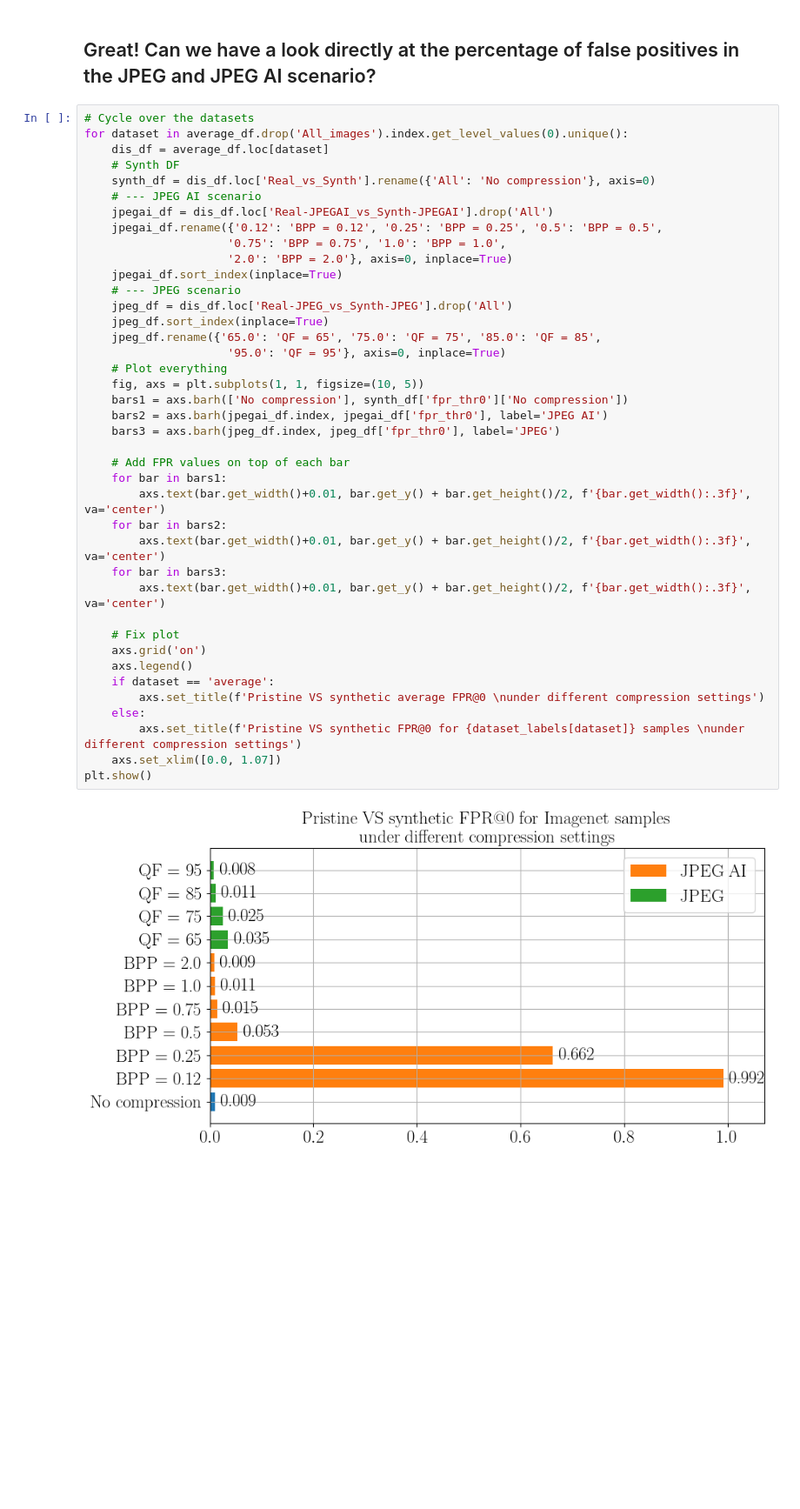
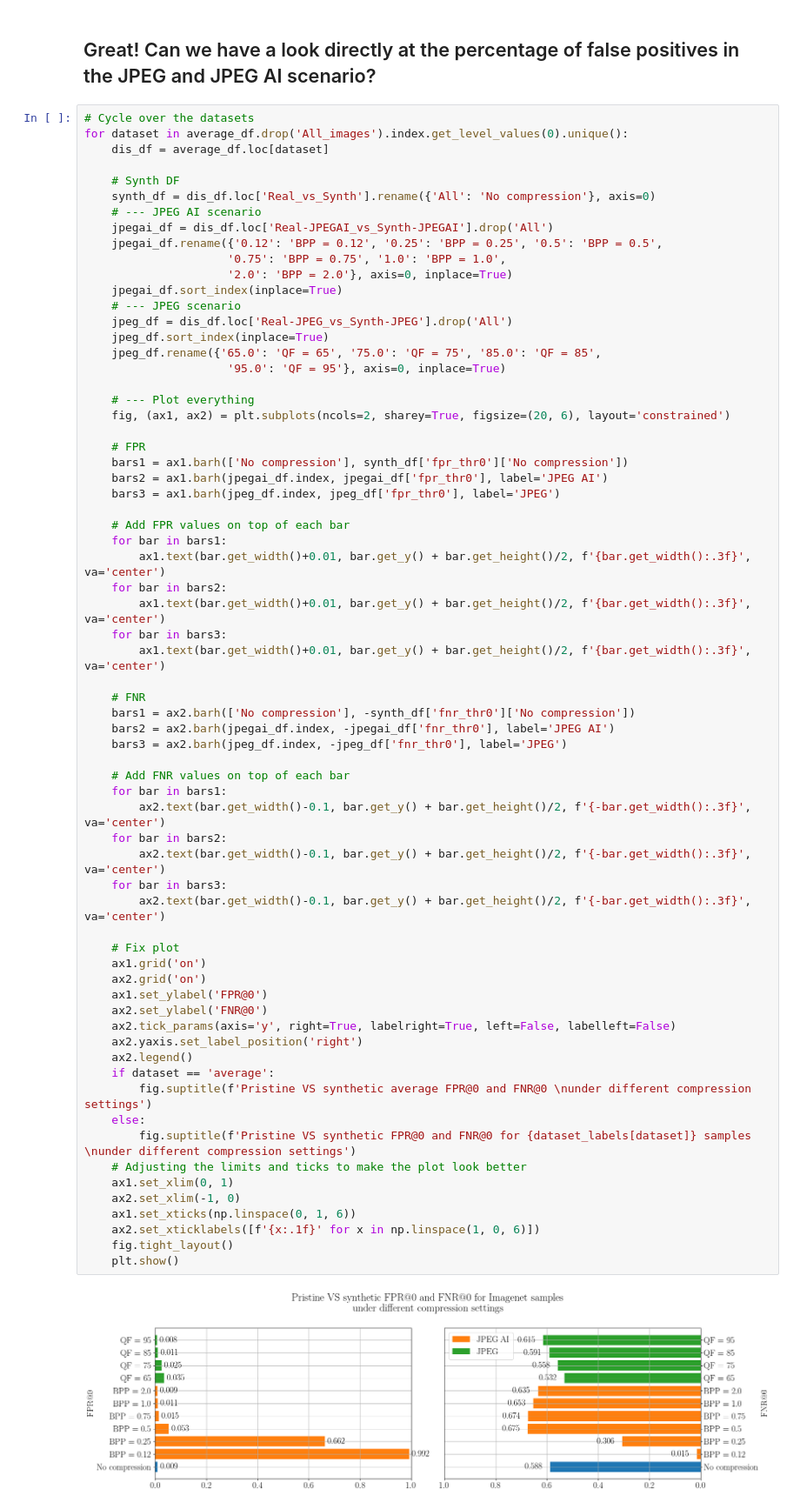
Before and after one commit to polimi-ispl/jpeg-ai-antifor, a Jupyter notebook: notebook/Corvi2023 results analysis.ipynb, the cells around one changed output. Shown at 87% size. Drawn from its saved outputs; the diff is of its cells as text; blank space fills up the shorter version.

Commit message:
single synthetic image detectors notebooks results

```diff
--- a/notebook/Corvi2023 results analysis.ipynb
+++ b/notebook/Corvi2023 results analysis.ipynb
@@ -599,42 +602,69 @@ display(det_results)
 # %%
 # Cycle over the datasets
 for dataset in average_df.drop('All_images').index.get_level_values(0).unique():
     dis_df = average_df.loc[dataset]
+
     # Synth DF
     synth_df = dis_df.loc['Real_vs_Synth'].rename({'All': 'No compression'}, axis=0)
     # --- JPEG AI scenario
     jpegai_df = dis_df.loc['Real-JPEGAI_vs_Synth-JPEGAI'].drop('All')
     jpegai_df.rename({'0.12': 'BPP = 0.12', '0.25': 'BPP = 0.25', '0.5': 'BPP = 0.5',
                      '0.75': 'BPP = 0.75', '1.0': 'BPP = 1.0',
                      '2.0': 'BPP = 2.0'}, axis=0, inplace=True)
     jpegai_df.sort_index(inplace=True)
     # --- JPEG scenario
     jpeg_df = dis_df.loc['Real-JPEG_vs_Synth-JPEG'].drop('All')
     jpeg_df.sort_index(inplace=True)
     jpeg_df.rename({'65.0': 'QF = 65', '75.0': 'QF = 75', '85.0': 'QF = 85',
                      '95.0': 'QF = 95'}, axis=0, inplace=True)
-    # Plot everything
-    fig, axs = plt.subplots(1, 1, figsize=(10, 5))
-    bars1 = axs.barh(['No compression'], synth_df['fpr_thr0']['No compression'])
-    bars2 = axs.barh(jpegai_df.index, jpegai_df['fpr_thr0'], label='JPEG AI')
-    bars3 = axs.barh(jpeg_df.index, jpeg_df['fpr_thr0'], label='JPEG')
+
+    # --- Plot everything
+    fig, (ax1, ax2) = plt.subplots(ncols=2, sharey=True, figsize=(20, 6), layout='constrained')
+
+    # FPR
+    bars1 = ax1.barh(['No compression'], synth_df['fpr_thr0']['No compression'])
+    bars2 = ax1.barh(jpegai_df.index, jpegai_df['fpr_thr0'], label='JPEG AI')
+    bars3 = ax1.barh(jpeg_df.index, jpeg_df['fpr_thr0'], label='JPEG')
 
     # Add FPR values on top of each bar
     for bar in bars1:
-        axs.text(bar.get_width()+0.01, bar.get_y() + bar.get_height()/2, f'{bar.get_width():.3f}', va='center')
+        ax1.text(bar.get_width()+0.01, bar.get_y() + bar.get_height()/2, f'{bar.get_width():.3f}', va='center')
     for bar in bars2:
-        axs.text(bar.get_width()+0.01, bar.get_y() + bar.get_height()/2, f'{bar.get_width():.3f}', va='center')
+        ax1.text(bar.get_width()+0.01, bar.get_y() + bar.get_height()/2, f'{bar.get_width():.3f}', va='center')
     for bar in bars3:
-        axs.text(bar.get_width()+0.01, bar.get_y() + bar.get_height()/2, f'{bar.get_width():.3f}', va='center')
+        ax1.text(bar.get_width()+0.01, bar.get_y() + bar.get_height()/2, f'{bar.get_width():.3f}', va='center')
+
+    # FNR
+    bars1 = ax2.barh(['No compression'], -synth_df['fnr_thr0']['No compression'])
+    bars2 = ax2.barh(jpegai_df.index, -jpegai_df['fnr_thr0'], label='JPEG AI')
+    bars3 = ax2.barh(jpeg_df.index, -jpeg_df['fnr_thr0'], label='JPEG')
+
+    # Add FNR values on top of each bar
+    for bar in bars1:
+        ax2.text(bar.get_width()-0.1, bar.get_y() + bar.get_height()/2, f'{-bar.get_width():.3f}', va='center')
+    for bar in bars2:
+        ax2.text(bar.get_width()-0.1, bar.get_y() + bar.get_height()/2, f'{-bar.get_width():.3f}', va='center')
+    for bar in bars3:
+        ax2.text(bar.get_width()-0.1, bar.get_y() + bar.get_height()/2, f'{-bar.get_width():.3f}', va='center')
 
     # Fix plot
-    axs.grid('on')
-    axs.legend()
+    ax1.grid('on')
+    ax2.grid('on')
+    ax1.set_ylabel('FPR@0')
+    ax2.set_ylabel('FNR@0')
+    ax2.tick_params(axis='y', right=True, labelright=True, left=False, labelleft=False)
+    ax2.yaxis.set_label_position('right')
+    ax2.legend()
     if dataset == 'average':
-        axs.set_title(f'Pristine VS synthetic average FPR@0 \nunder different compression settings')
+        fig.suptitle(f'Pristine VS synthetic average FPR@0 and FNR@0 \nunder different compression settings')
     else:
-        axs.set_title(f'Pristine VS synthetic FPR@0 for {dataset_labels[dataset]} samples \nunder different compression settings')
-    axs.set_xlim([0.0, 1.07])
-plt.show()
+        fig.suptitle(f'Pristine VS synthetic FPR@0 and FNR@0 for {dataset_labels[dataset]} samples \nunder different compression settings')
+    # Adjusting the limits and ticks to make the plot look better
+    ax1.set_xlim(0, 1)
+    ax2.set_xlim(-1, 0)
+    ax1.set_xticks(np.linspace(0, 1, 6))
+    ax2.set_xticklabels([f'{x:.1f}' for x in np.linspace(1, 0, 6)])
+    fig.tight_layout()
+    plt.show()
 # %% [output]
-[figure, old version]
+[figure, new version]
```
Also changed, not shown: parts of 4 cells of this notebook, 6 other files.
